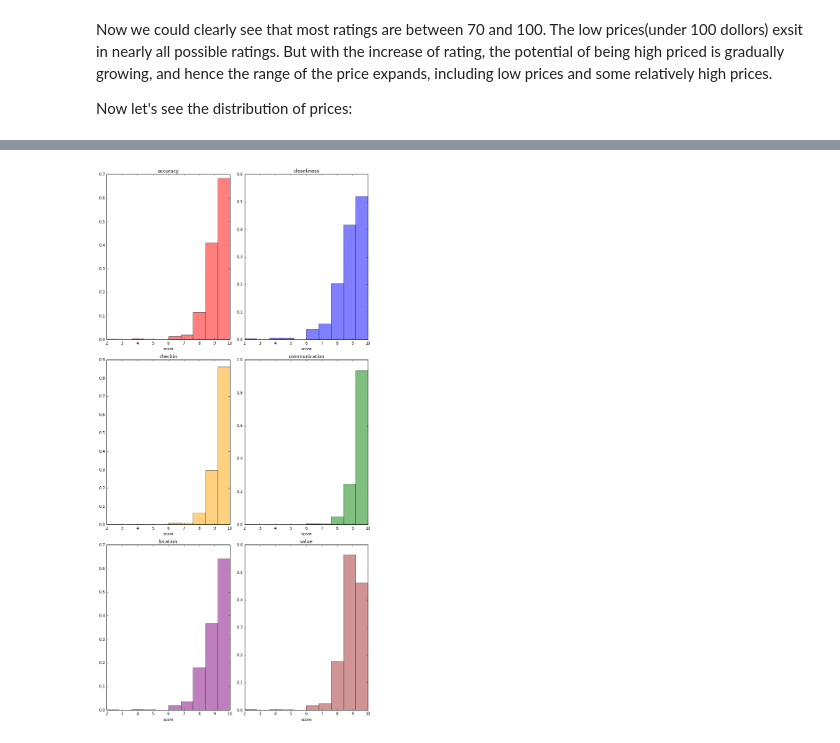
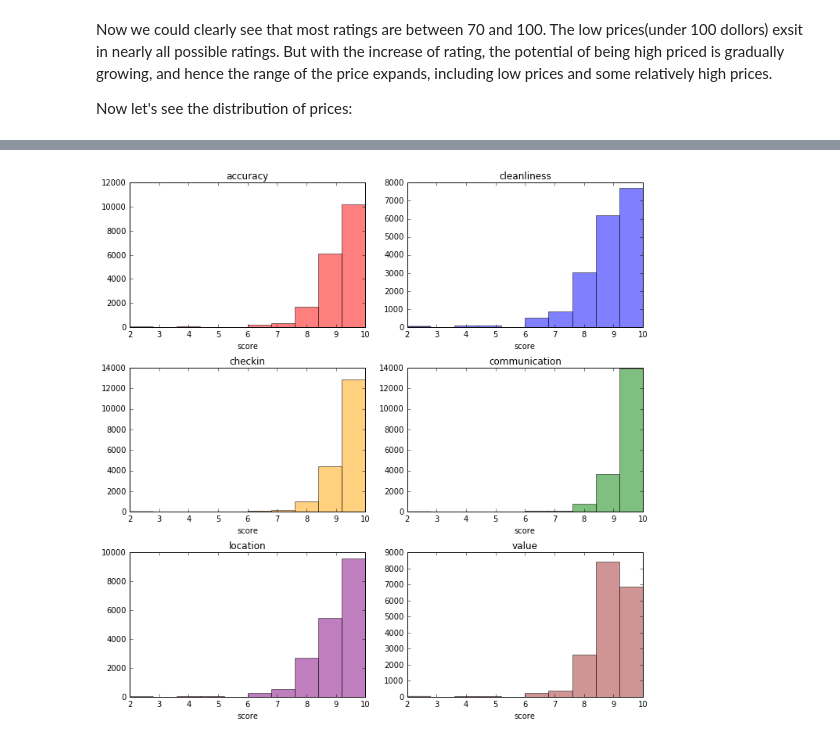
Before and after one commit to xwang146/cs109-airbnb-13, a Jupyter notebook: DataExplorationPlots2.ipynb, the cells around one changed output, grey strips where cells are left out. Saved outputs shown, nothing was run; the diff lists cells and outputs as text; code cells hidden in the pictures.

```diff
--- a/DataExplorationPlots2.ipynb
+++ b/DataExplorationPlots2.ipynb
@@ -157,17 +157,17 @@ plt.show()
 # %%
-fig, ax = plt.subplots(3, 2, figsize=(10, 20))
+fig, ax = plt.subplots(3, 2, figsize=(10, 10))
 
 
 for i in range(3):
     for j in range(2):
         k=i*2+j
-        ax[i,j].hist(new_x[:,k+1], color=colors[k], alpha=0.5, normed=1)
+        ax[i,j].hist(new_x[:,k+1], color=colors[k], alpha=0.5)
         ax[i,j].set_title(names[k])
         ax[i,j].set_xlabel('score')
 
 plt.tight_layout()
 plt.show()
 # %% [output]
-[figure, old version]
+[figure, new version]
 # %%
 import matplotlib.patches as patches
```
Also changed, not shown: parts of 4 cells of this notebook.
